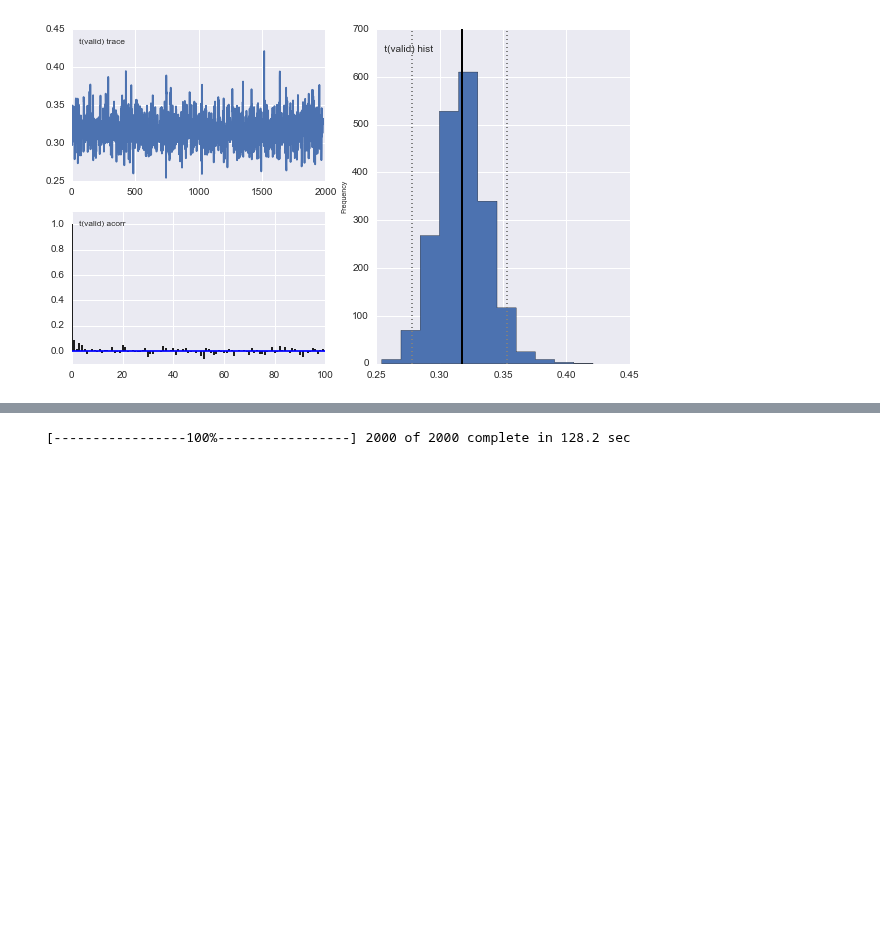
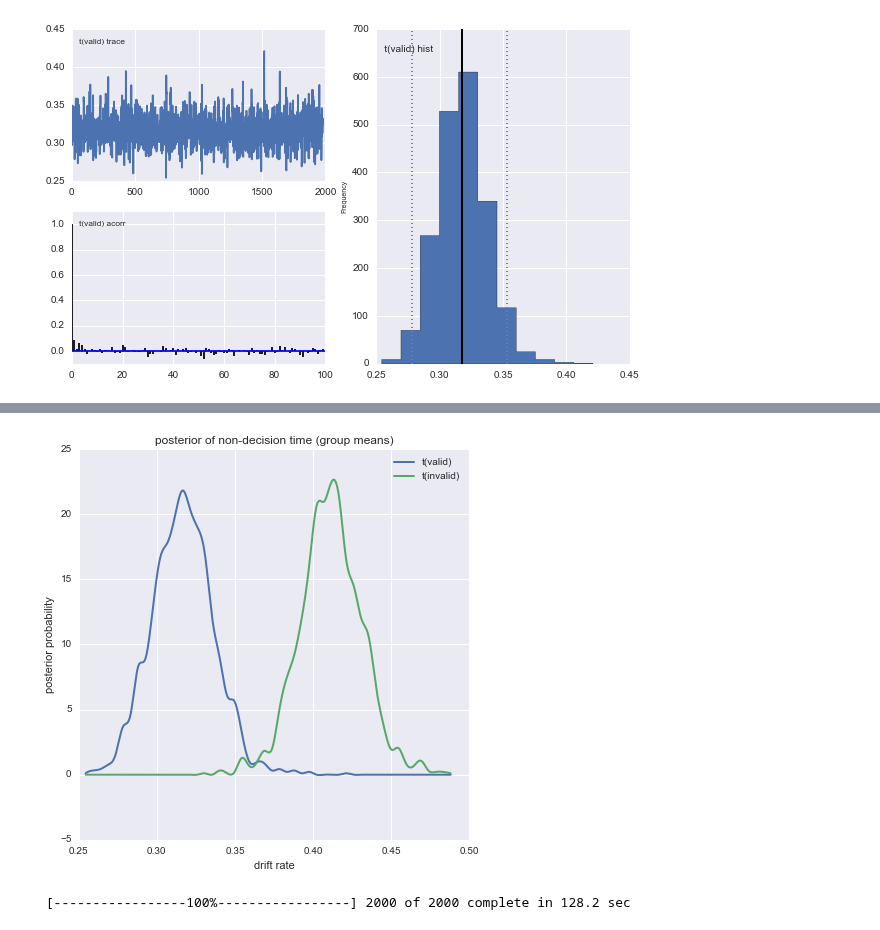
Before and after one commit to Nian-Jingqing/AttentionSaccade, a Jupyter notebook: AttentionSaccade_DiffusionModelling.ipynb, the cells around one changed output, grey strips where cells are left out. Cells and saved outputs as stored; diff of their text form; code cells hidden in the pictures; blank space fills up the shorter version.

```diff
--- a/AttentionSaccade_DiffusionModelling.ipynb
+++ b/AttentionSaccade_DiffusionModelling.ipynb
@@ -216,3 +231,14 @@ hddm.analyze.plot_posterior_nodes([t_valid, t_invalid]) #non-decision time
+# %%
+#plot drift rate posterior distribution
+plt.rcParams['figure.figsize'] = (7,7)
+plt.rc('font', size=20)
+hddm.analyze.plot_posterior_nodes([t_valid, t_invalid])
+plt.ylabel('posterior probability')
+plt.xlabel('drift rate')
+plt.title('posterior of non-decision time (group means)')
+plt.savefig('posterior_groupmeans_nondecisiontime.png')
+# %% [output]
+[figure, added]
 # %%
 model_nocond = hddm.HDDM(data=attention, p_outlier=0.05, bias = True, trace_subjs = True, include = {'a', 't', 'v', 'z', 'sv'})
 model_nocond.find_starting_values()
```
Also changed, not shown: parts of 6 cells of this notebook.
